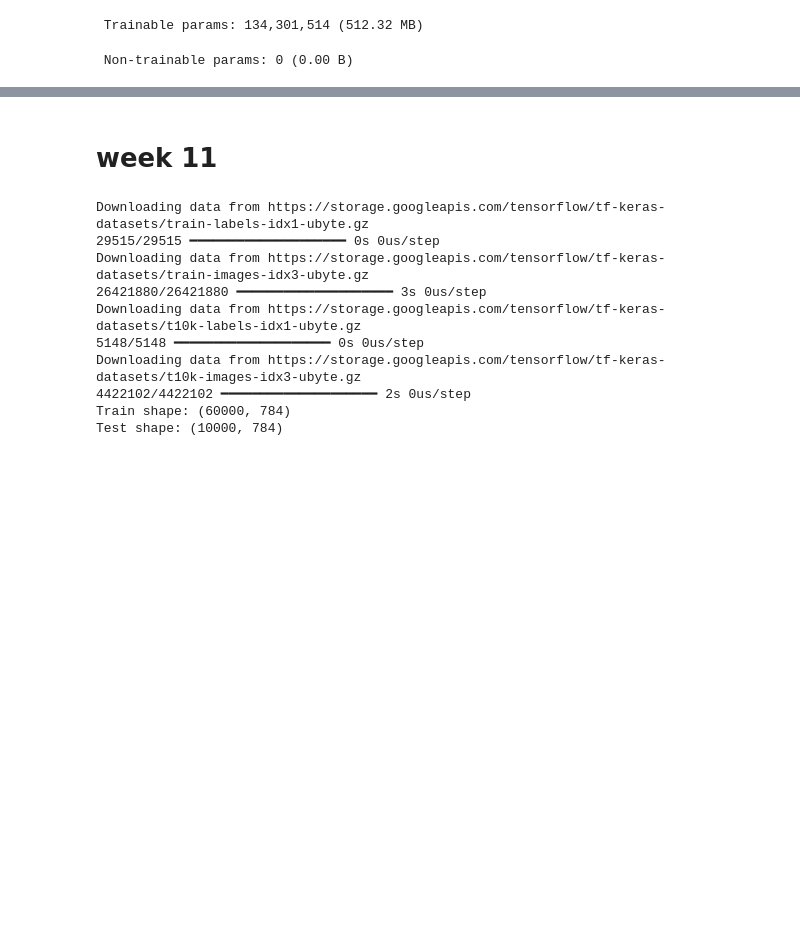
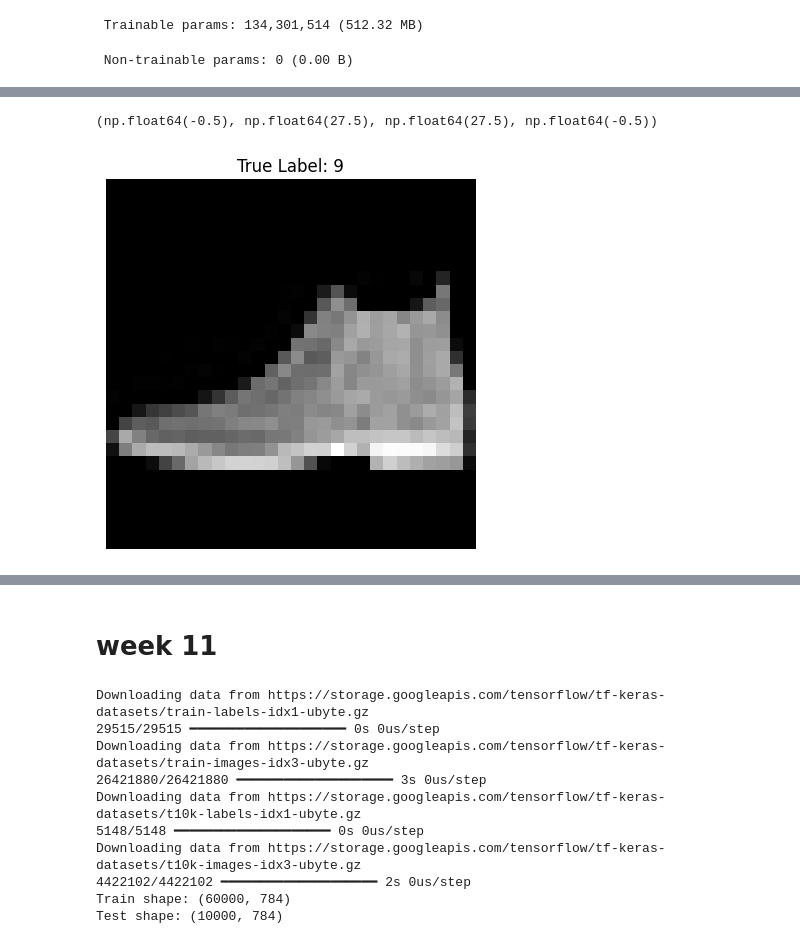
Before and after one commit to mekaviraj/ML_sem5, a Jupyter notebook: dl_assignment_2.ipynb, the cells around one changed output, grey strips where cells are left out. Drawn from its saved outputs; the diff is of its cells as text; code cells hidden in the pictures; blank space fills up the shorter version.

```diff
--- a/dl_assignment_2.ipynb
+++ b/dl_assignment_2.ipynb
@@ -1322,0 +1518,29 @@ Model: "sequential_1"
+# %%
+import tensorflow as tf
+from tensorflow.keras import layers, models
+from tensorflow.keras.datasets import fashion_mnist
+import numpy as np
+import matplotlib.pyplot as plt
+
+# Load dataset
+(x_train, y_train), (x_test, y_test) = fashion_mnist.load_data()
+
+# Normalize + reshape
+x_train = x_train.reshape(-1,28,28,1) / 255.0
+x_test = x_test.reshape(-1,28,28,1) / 255.0
+
+# Simple CNN
+model = models.Sequential([
+    tf.keras.Input(shape=(28,28,1)),
+    layers.Conv2D(32,(3,3),activation='relu'),
+    layers.MaxPooling2D((2,2)),
+    layers.Conv2D(64,(3,3),activation='relu'),
+    layers.Flatten(),
+    layers.Dense(10,activation='softmax')
+])
+
+model.compile(optimizer='adam',
+              loss='sparse_categorical_crossentropy',
+              metrics=['accuracy'])
+
+model.fit(x_train, y_train, epochs=3)
@@ -1322,0 +1555,11 @@ Model: "sequential_1"
+# %%
+# Pick one test image
+img = x_test[0]
+label = y_test[0]
+
+plt.imshow(img.squeeze(), cmap='gray')
+plt.title(f"True Label: {label}")
+plt.axis('off')
+# %% [output]
+(np.float64(-0.5), np.float64(27.5), np.float64(27.5), np.float64(-0.5))
+[figure, added]
```
Also changed, not shown: parts of 26 cells of this notebook.
